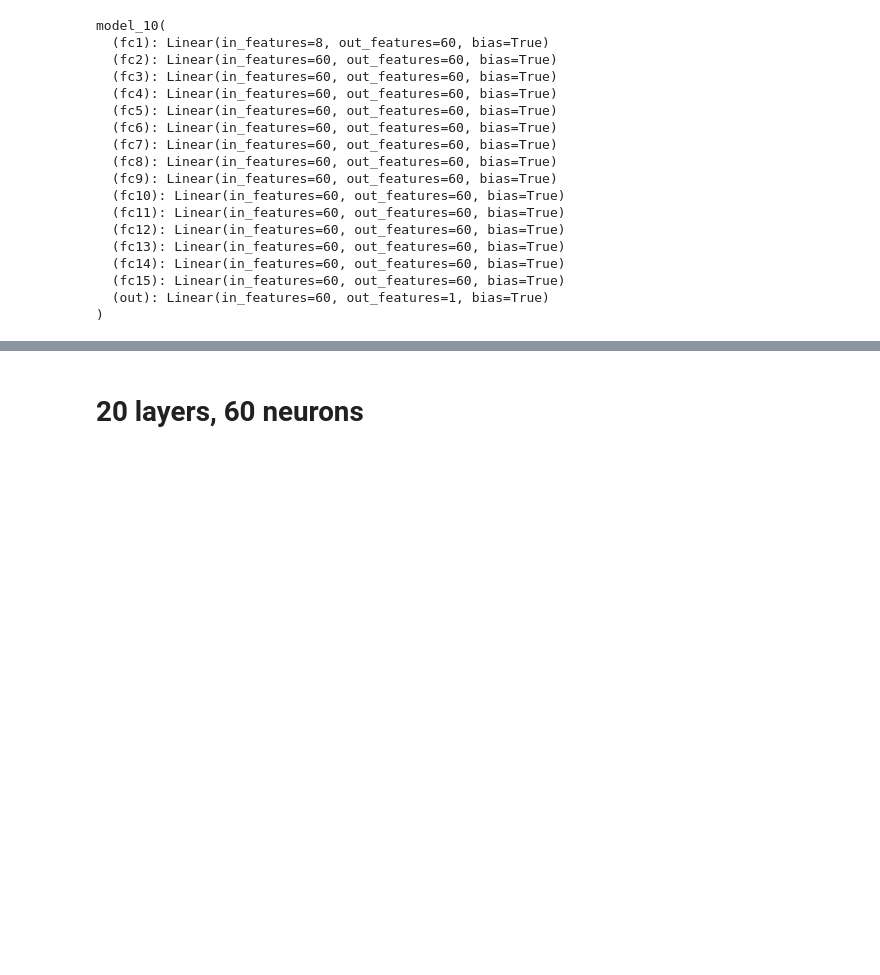
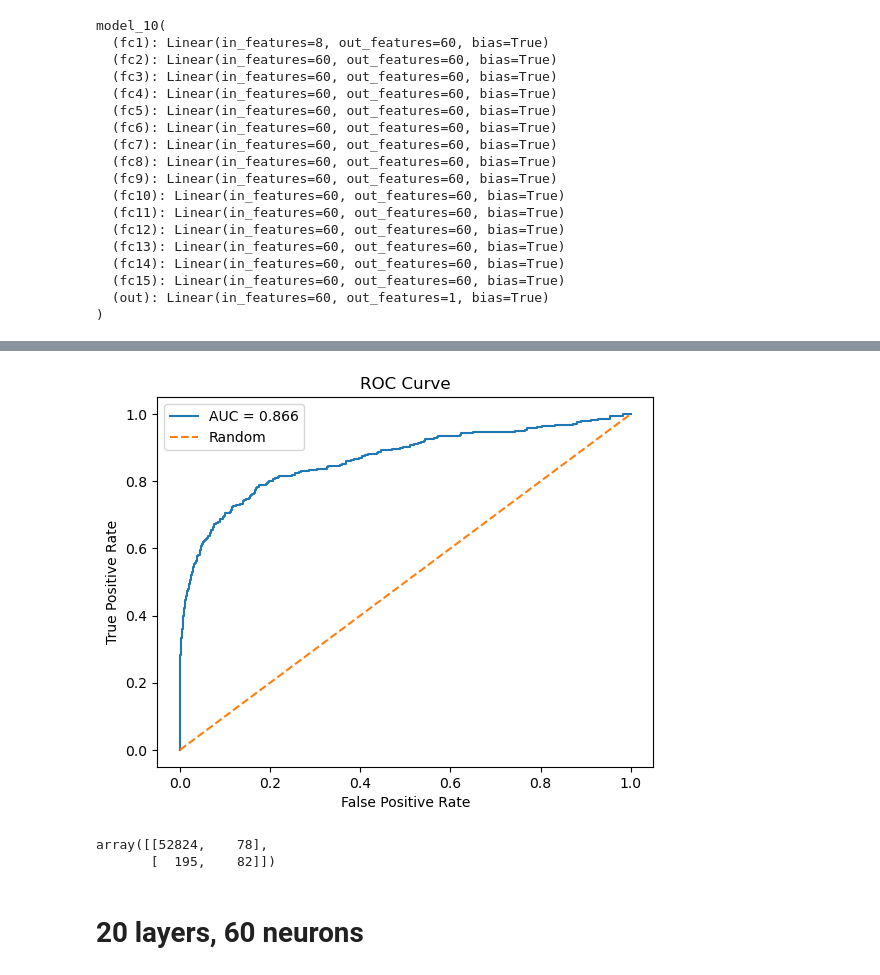
Before and after one commit to AdamS240/ST310-Predicting-Company-Bankruptcy, a Jupyter notebook: notebooks/model_nn.ipynb, the cells around one changed output, grey strips where cells are left out. Cells and saved outputs as stored; diff of their text form; code cells hidden in the pictures; blank space fills up the shorter version.

```diff
--- a/notebooks/model_nn.ipynb
+++ b/notebooks/model_nn.ipynb
@@ -1118,5 +1119,9 @@ Iteration 900 | Train Loss: 0.0248 | Val Loss: 0.0270
 # %%
-evlauate(net)
+evaluate(net)
+# %% [output]
+[figure, added]
+array([[52824,    78],
+       [  195,    82]])
 # %% [markdown]
 # 20 layers, 60 neurons
 # %%
```
Also changed, not shown: parts of 1 cell of this notebook.
